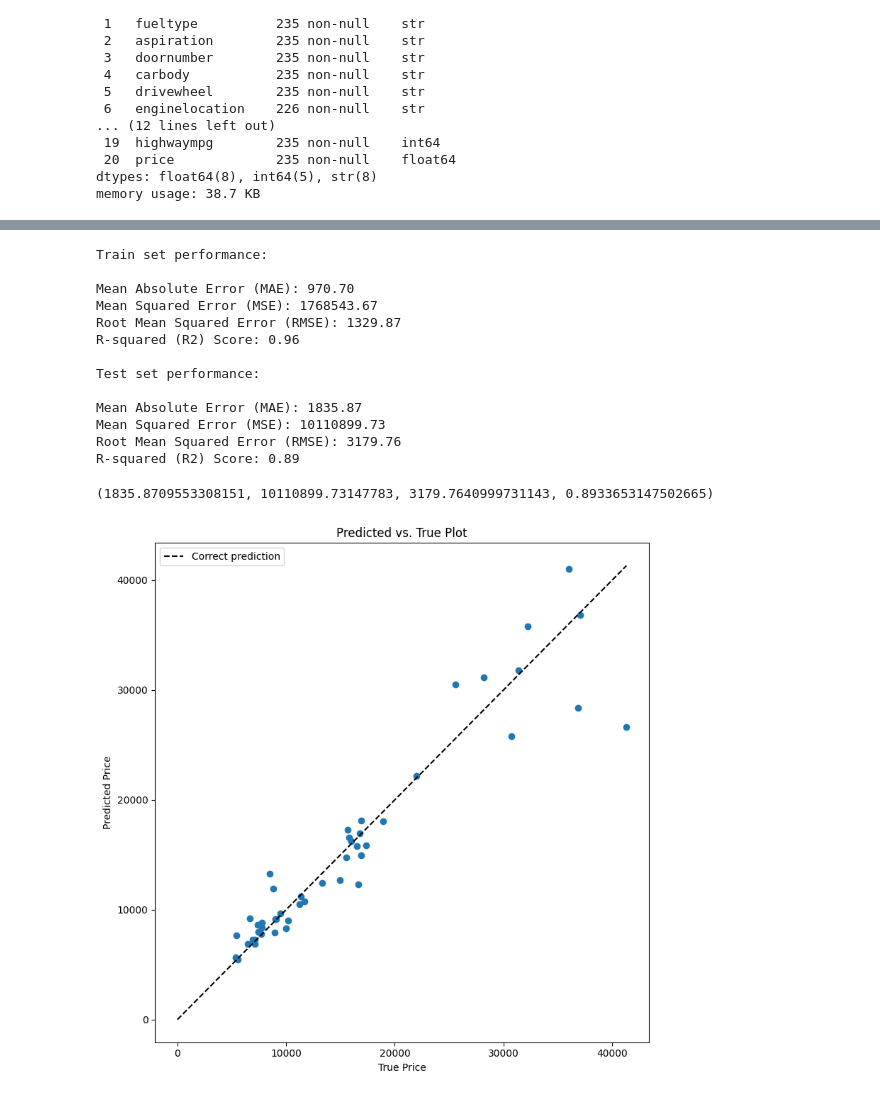
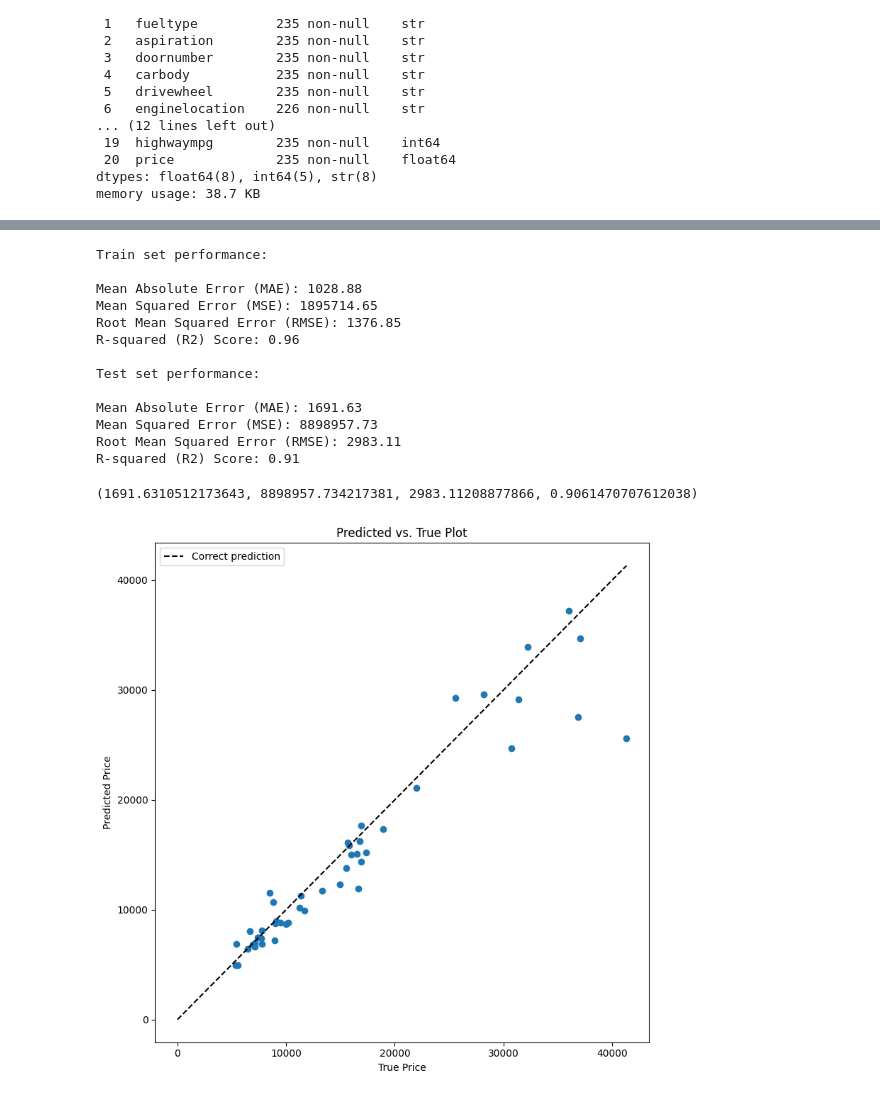
Before and after one commit to skillsharer/car-dealership, a Jupyter notebook: model/train.ipynb, the cells around one changed output, grey strips where cells are left out. Saved outputs shown, nothing was run; the diff lists cells and outputs as text; code cells hidden in the pictures.

```diff
--- a/model/train.ipynb
+++ b/model/train.ipynb
@@ -11,7 +11,7 @@ from sklearn.metrics import r2_score
 from matplotlib import pyplot as plt
 from sklearn.preprocessing import OneHotEncoder
 # %%
-encoder = OneHotEncoder(sparse_output=False, handle_unknown='ignore')
+encoder = OneHotEncoder(sparse_output=False, handle_unknown='ignore', drop="first")
 # %%
 # Helper functions
 def calculate_metrics(y_test, preds):
@@ -215,4 +215,5 @@ memory usage: 104.3 KB
 # %%
+# 1. experiment: BASELINE. Simple linear regression.
 simple_linear_model = LinearRegression()
 simple_linear_model.fit(X_train, y_train)
 simple_linear_model_preds = simple_linear_model.predict(X_test)
@@ -225,22 +226,22 @@ calculate_metrics(y_test=y_test, preds=simple_linear_model_preds)
 # %% [output]
 Train set performance:
 
-Mean Absolute Error (MAE): 970.70
-Mean Squared Error (MSE): 1768543.67
-Root Mean Squared Error (RMSE): 1329.87
+Mean Absolute Error (MAE): 1028.88
+Mean Squared Error (MSE): 1895714.65
+Root Mean Squared Error (RMSE): 1376.85
 R-squared (R2) Score: 0.96
 
 Test set performance:
 
-Mean Absolute Error (MAE): 1835.87
-Mean Squared Error (MSE): 10110899.73
-Root Mean Squared Error (RMSE): 3179.76
-R-squared (R2) Score: 0.89
+Mean Absolute Error (MAE): 1691.63
+Mean Squared Error (MSE): 8898957.73
+Root Mean Squared Error (RMSE): 2983.11
+R-squared (R2) Score: 0.91
-(1835.8709553308151, 10110899.73147783, 3179.7640999731143, 0.8933653147502665)
+(1691.6310512173643, 8898957.734217381, 2983.11208877866, 0.9061470707612038)
 # %%
-plot_pred_vs_true(y_test, simple_linear_model_preds)
+plot_pred_vs_true(y_test, simple_linear_model_preds * 0.95)
 # %% [output]
-[figure, old version]
+[figure, new version]
 # %%
 plot_residual(y_test, simple_linear_model_preds)
 # %% [output]
```
Also changed, not shown: parts of 16 cells of this notebook.
